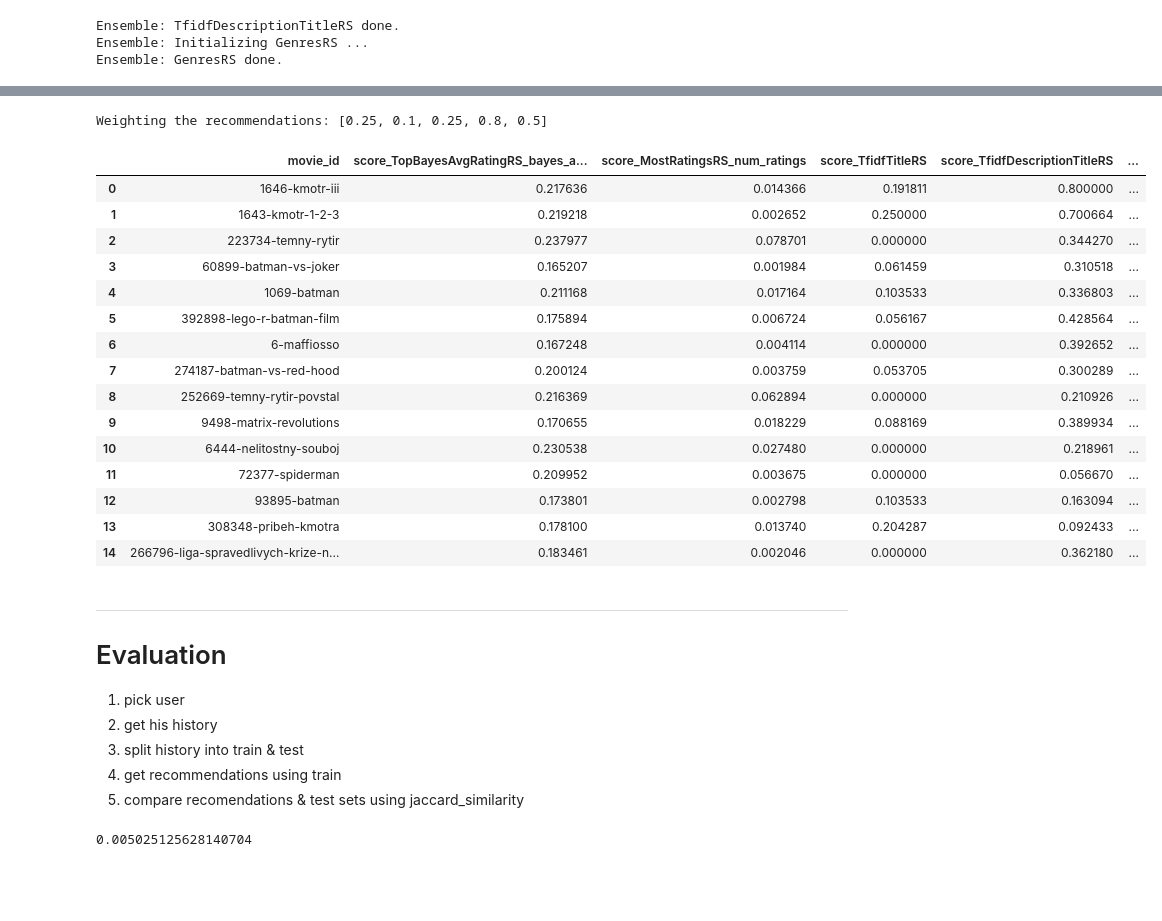
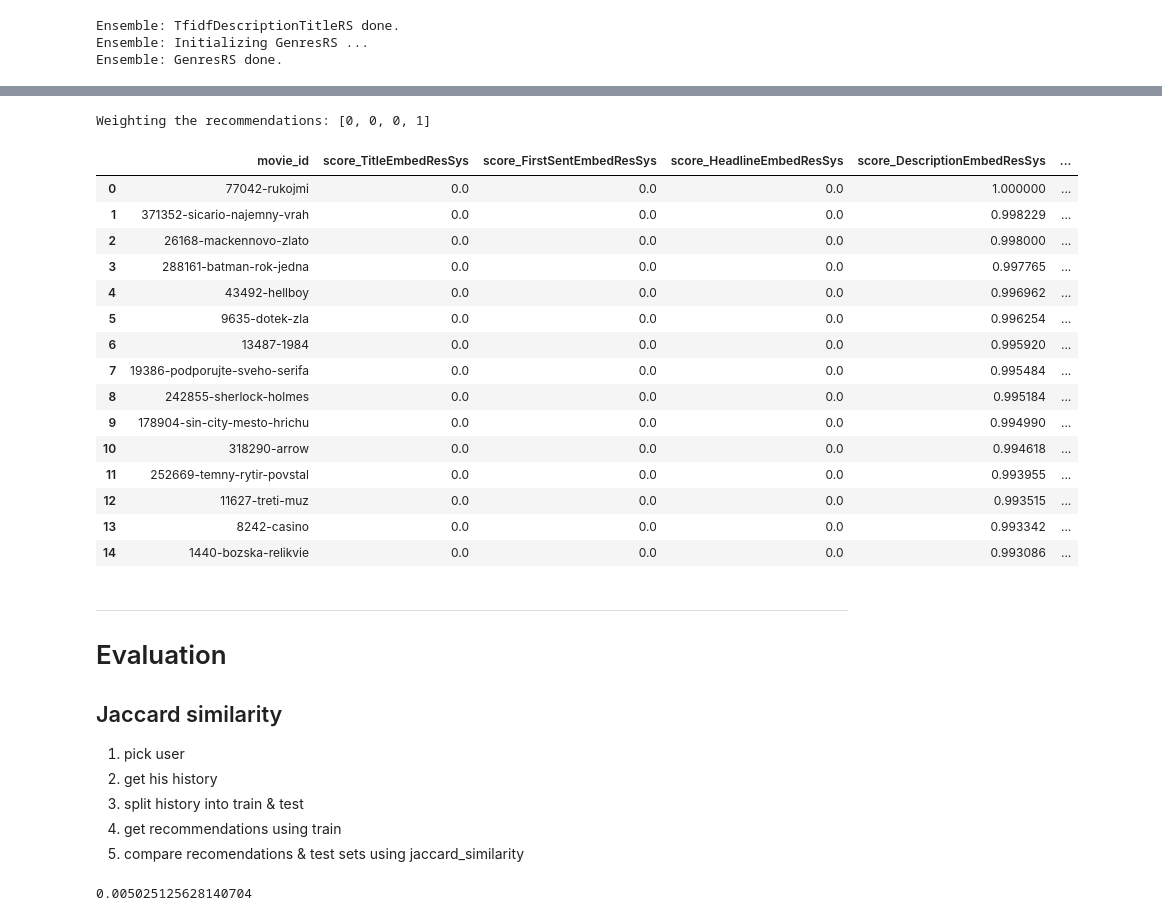
Before and after one commit to prompteus/csfd-movie-recommender, a Jupyter notebook: src/recommend/notebooks/cb_recsystems.ipynb, the cells around one changed output, grey strips where cells are left out. Saved outputs shown, nothing was run; the diff lists cells and outputs as text; code cells hidden in the pictures; blank space fills up the shorter version.

Commit message:
finish evaluation preparation and stuff

```diff
--- a/src/recommend/notebooks/cb_recsystems.ipynb
+++ b/src/recommend/notebooks/cb_recsystems.ipynb
@@ -1009,3 +1256,22 @@ class GenresRS(RecSysBase):
+# %%
+class TitleEmbedResSys(EmbedResSys):
+    """
+    System recommends unseen movies using embeddings
+
+    csv_embed_path ... string path to a dataframe mapping movie_id to embedding
+    """
+    def __init__(self, movies_df : pd.DataFrame, csv_embed_path : str = "../../../data/TitleEmbedResSys_embeddings.csv"):
+
+        super(TitleEmbedResSys, self).__init__(movies_df, csv_embed_path=csv_embed_path)
+
+
+    def generate_descriptors(self):
+        # for each description get a descriptor
+        descriptors = list(self.movies_df.title.astype(str))
+
+        hdf = self.movies_df[["movie_id"]]
+        hdf["descriptor"] = descriptors
+        return hdf
 # %% [markdown]
 ---
 # Ensembles
@@ -1086,14 +1352,13 @@ class Ensemble:
         for df in dataframes[1:]:
             # TODO: watch out for `how` when joining dfs without all movies present
             result_df = result_df.merge(df, how=df_merge_how, on='movie_id')
-
         return result_df
 
     def combine_scores(
         self,
         scores_table: pd.DataFrame,
         normalize : bool = True,
-        rs_weights : List[float] = None
+        rs_weights : List[float] = None,
         ) -> pd.DataFrame:
         """
         Combines recommendation scores of the available algorithms.
@@ -1124,10 +1389,12 @@ class Ensemble:
 
         if any(w != 1 for w in weights):
             # NOTE: make sure that the order matches?
-            print(f'Weighting the recommendations: {weights}')
+            if not self.quiet:
+                print(f'Weighting the recommendations: {weights}')
             scores_table[score_cols] = scores_table[score_cols] * weights
         else:
-            print(f'Weights have no effect')
+            if not self.quiet:
+                print(f'Weights have no effect')
         scores_table['final_score'] = scores_table[score_cols].sum(axis=1)
         return scores_table
 
@@ -1136,7 +1403,8 @@ class Ensemble:
                   movie_ids: List[str],
                   n : int = None,
                   rs_weights : List[float] = None,
-                  return_full_info=False) -> List[str]:
+                  return_full_info=False,
+                  quiet = False) -> List[str]:
         """Produces a list of recommendations by combining results of its ensemble.
 
         Parameters
@@ -1154,6 +1422,8 @@ class Ensemble:
             By default all the columns have the same weight.
             Overrides self.rs_weights.
         """
+        self.quiet = quiet # do not print messages for every predictions -> for mass automatical evaluation
+
         scores = self.apply_algs(movie_ids)
         recommendations = self.combine_scores(scores,
                                               normalize=True,
@@ -1201,0 +1493,3 @@ Weights have no effect
+# %%
+%%time
+ensemble_a = Ensemble(movie_db, [TitleEmbedResSys, FirstSentEmbedResSys, HeadlineEmbedResSys, DescriptionEmbedResSys])
@@ -1201,0 +1507,2 @@ Weights have no effect
+# %%
+history = ['1644-kmotr', '1645-kmotr-ii', '9499-matrix', '342231-lego-batman']
@@ -1202,27 +1529,28 @@ Weights have no effect
 # %%
-ensemble.recommend(history, n=15, rs_weights=[0.25, 0.1, 0.25, 0.8, 0.5], return_full_info=True)
+ensemble_a.recommend(history, n=15, rs_weights=[0.1, 0, 0, 1], return_full_info=True)
 # %% [output]
-Weighting the recommendations: [0.25, 0.1, 0.25, 0.8, 0.5]
+Weighting the recommendations: [0, 0, 0, 1]
-|  | movie_id | score_TopBayesAvgRatingRS_bayes_a... | score_MostRatingsRS_num_ratings | score_TfidfTitleRS | score_TfidfDescriptionTitleRS | ... |
-| 0 | 1646-kmotr-iii | 0.217636 | 0.014366 | 0.191811 | 0.800000 | ... |
-| 1 | 1643-kmotr-1-2-3 | 0.219218 | 0.002652 | 0.250000 | 0.700664 | ... |
-| 2 | 223734-temny-rytir | 0.237977 | 0.078701 | 0.000000 | 0.344270 | ... |
-| 3 | 60899-batman-vs-joker | 0.165207 | 0.001984 | 0.061459 | 0.310518 | ... |
-| 4 | 1069-batman | 0.211168 | 0.017164 | 0.103533 | 0.336803 | ... |
-| 5 | 392898-lego-r-batman-film | 0.175894 | 0.006724 | 0.056167 | 0.428564 | ... |
-| 6 | 6-maffiosso | 0.167248 | 0.004114 | 0.000000 | 0.392652 | ... |
-| 7 | 274187-batman-vs-red-hood | 0.200124 | 0.003759 | 0.053705 | 0.300289 | ... |
-| 8 | 252669-temny-rytir-povstal | 0.216369 | 0.062894 | 0.000000 | 0.210926 | ... |
-| 9 | 9498-matrix-revolutions | 0.170655 | 0.018229 | 0.088169 | 0.389934 | ... |
-| 10 | 6444-nelitostny-souboj | 0.230538 | 0.027480 | 0.000000 | 0.218961 | ... |
-| 11 | 72377-spiderman | 0.209952 | 0.003675 | 0.000000 | 0.056670 | ... |
-| 12 | 93895-batman | 0.173801 | 0.002798 | 0.103533 | 0.163094 | ... |
-| 13 | 308348-pribeh-kmotra | 0.178100 | 0.013740 | 0.204287 | 0.092433 | ... |
-| 14 | 266796-liga-spravedlivych-krize-n... | 0.183461 | 0.002046 | 0.000000 | 0.362180 | ... |
+|  | movie_id | score_TitleEmbedResSys | score_FirstSentEmbedResSys | score_HeadlineEmbedResSys | score_DescriptionEmbedResSys | ... |
+| 0 | 77042-rukojmi | 0.0 | 0.0 | 0.0 | 1.000000 | ... |
+| 1 | 371352-sicario-najemny-vrah | 0.0 | 0.0 | 0.0 | 0.998229 | ... |
+| 2 | 26168-mackennovo-zlato | 0.0 | 0.0 | 0.0 | 0.998000 | ... |
+| 3 | 288161-batman-rok-jedna | 0.0 | 0.0 | 0.0 | 0.997765 | ... |
+| 4 | 43492-hellboy | 0.0 | 0.0 | 0.0 | 0.996962 | ... |
+| 5 | 9635-dotek-zla | 0.0 | 0.0 | 0.0 | 0.996254 | ... |
+| 6 | 13487-1984 | 0.0 | 0.0 | 0.0 | 0.995920 | ... |
+| 7 | 19386-podporujte-sveho-serifa | 0.0 | 0.0 | 0.0 | 0.995484 | ... |
+| 8 | 242855-sherlock-holmes | 0.0 | 0.0 | 0.0 | 0.995184 | ... |
+| 9 | 178904-sin-city-mesto-hrichu | 0.0 | 0.0 | 0.0 | 0.994990 | ... |
+| 10 | 318290-arrow | 0.0 | 0.0 | 0.0 | 0.994618 | ... |
+| 11 | 252669-temny-rytir-povstal | 0.0 | 0.0 | 0.0 | 0.993955 | ... |
+| 12 | 11627-treti-muz | 0.0 | 0.0 | 0.0 | 0.993515 | ... |
+| 13 | 8242-casino | 0.0 | 0.0 | 0.0 | 0.993342 | ... |
+| 14 | 1440-bozska-relikvie | 0.0 | 0.0 | 0.0 | 0.993086 | ... |
 # %% [markdown]
 ---
 # Evaluation
 
+## Jaccard similarity
 1. pick user
 2. get his history
 3. split history into train & test
```
Also changed, not shown: parts of 28 cells of this notebook, 5 other files.
